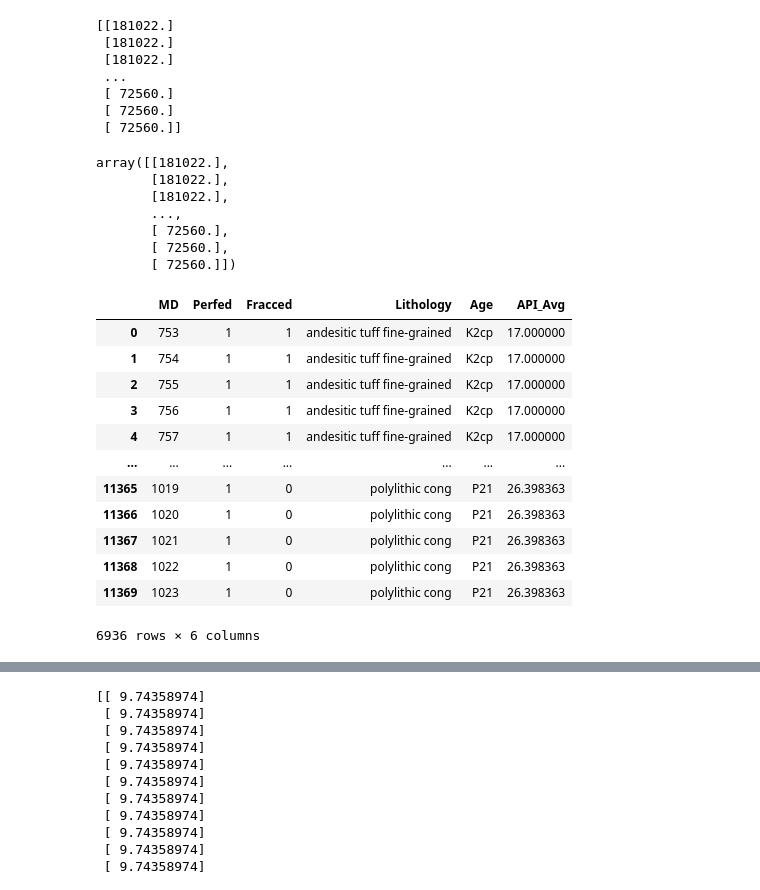
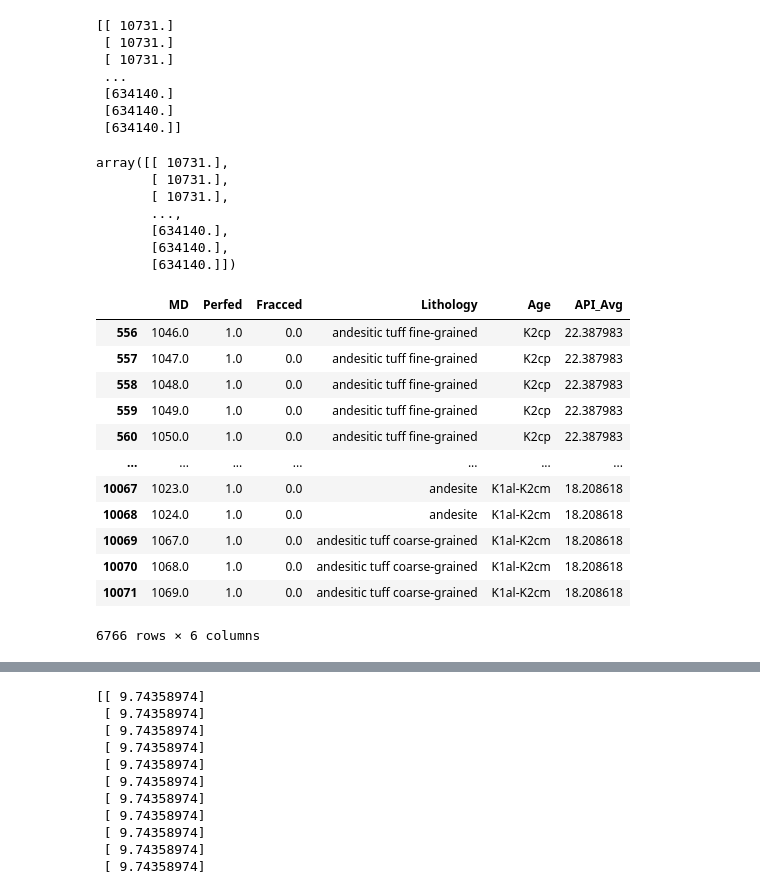
Before and after one commit to Conor134/Final_Project, a Jupyter notebook: Regressor.ipynb, the cells around one changed output, grey strips where cells are left out. Saved outputs shown, nothing was run; the diff lists cells and outputs as text; code cells hidden in the pictures.

```diff
--- a/Regressor.ipynb
+++ b/Regressor.ipynb
@@ -22,0 +16,10 @@ perfs.head()
+# %%
+#Connect to local database
+from sqlalchemy import create_engine
+rds_connection_string = "postgres:postgres@localhost:5432/PerfsFracs"
+engine = create_engine(f'postgresql://{rds_connection_string}')
+conn=engine.connect()
+
+# load perfs and fracs into pandas
+perfs = pd.read_sql("SELECT * FROM perfs",conn)
+fracs = pd.read_sql("SELECT * FROM fracs",conn)
@@ -63,5 +51,5 @@ dtype: object
 # %%
-data = data.drop(columns=['API_PVT', 'API_CUPET', 'DIFF_API', 'GasGravity', 'OilGravity', 'P_Sat', 'Uo', 'Ug', 'Bo', 'Bg', 'CO2', 'H2S', 'InitialRate', 'CurrentRate', 'CurrentWC', 'WaterRate', 'MaxOil', 'BeforeFrac', 'Normalised', 'FracSize', 'BeforeFracProd', 'AfterFracProd'])
-data
+perfs = perfs.drop(columns=['API_PVT', 'API_CUPET', 'DIFF_API', 'GasGravity', 'OilGravity', 'P_Sat', 'Uo', 'Ug', 'Bo', 'Bg', 'CO2', 'H2S', 'InitialRate', 'CurrentRate', 'CurrentWC', 'WaterRate', 'MaxOil', 'BeforeFrac', 'Normalised', 'FracSize', 'BeforeFracProd', 'AfterFracProd'])
+perfs
 # %% [output]
 |  | Well | MD | Perfed | Fracced | Lithology | Age | API_Avg | CumOil |
@@ -96,0 +68,3 @@ data
+# %%
+perfs = perfs.dropna()
+perfs
@@ -97,37 +85,37 @@ data
 # %%
-target = data["CumOil"].values.reshape(-1,1)
+target = perfs["CumOil"].values.reshape(-1,1)
 print(target)
 target
 # %% [output]
-[[181022.]
- [181022.]
- [181022.]
+[[ 10731.]
+ [ 10731.]
+ [ 10731.]
  ...
- [ 72560.]
- [ 72560.]
- [ 72560.]]
+ [634140.]
+ [634140.]
+ [634140.]]
-array([[181022.],
-       [181022.],
-       [181022.],
+array([[ 10731.],
+       [ 10731.],
+       [ 10731.],
        ...,
-       [ 72560.],
-       [ 72560.],
-       [ 72560.]])
+       [634140.],
+       [634140.],
+       [634140.]])
 # %%
-data = data.drop(columns=['CumOil','Well'])
-data
+perfs = perfs.drop(columns=['CumOil','Well'])
+perfs
 # %% [output]
 |  | MD | Perfed | Fracced | Lithology | Age | API_Avg |
-| 0 | 753 | 1 | 1 | andesitic tuff fine-grained | K2cp | 17.000000 |
-| 1 | 754 | 1 | 1 | andesitic tuff fine-grained | K2cp | 17.000000 |
-| 2 | 755 | 1 | 1 | andesitic tuff fine-grained | K2cp | 17.000000 |
-| 3 | 756 | 1 | 1 | andesitic tuff fine-grained | K2cp | 17.000000 |
-| 4 | 757 | 1 | 1 | andesitic tuff fine-grained | K2cp | 17.000000 |
+| 556 | 1046.0 | 1.0 | 0.0 | andesitic tuff fine-grained | K2cp | 22.387983 |
+| 557 | 1047.0 | 1.0 | 0.0 | andesitic tuff fine-grained | K2cp | 22.387983 |
+| 558 | 1048.0 | 1.0 | 0.0 | andesitic tuff fine-grained | K2cp | 22.387983 |
+| 559 | 1049.0 | 1.0 | 0.0 | andesitic tuff fine-grained | K2cp | 22.387983 |
+| 560 | 1050.0 | 1.0 | 0.0 | andesitic tuff fine-grained | K2cp | 22.387983 |
 | ... | ... | ... | ... | ... | ... | ... |
-| 11365 | 1019 | 1 | 0 | polylithic cong | P21 | 26.398363 |
-| 11366 | 1020 | 1 | 0 | polylithic cong | P21 | 26.398363 |
-| 11367 | 1021 | 1 | 0 | polylithic cong | P21 | 26.398363 |
-| 11368 | 1022 | 1 | 0 | polylithic cong | P21 | 26.398363 |
-| 11369 | 1023 | 1 | 0 | polylithic cong | P21 | 26.398363 |
+| 10067 | 1023.0 | 1.0 | 0.0 | andesite | K1al-K2cm | 18.208618 |
+| 10068 | 1024.0 | 1.0 | 0.0 | andesite | K1al-K2cm | 18.208618 |
+| 10069 | 1067.0 | 1.0 | 0.0 | andesitic tuff coarse-grained | K1al-K2cm | 18.208618 |
+| 10070 | 1068.0 | 1.0 | 0.0 | andesitic tuff coarse-grained | K1al-K2cm | 18.208618 |
+| 10071 | 1069.0 | 1.0 | 0.0 | andesitic tuff coarse-grained | K1al-K2cm | 18.208618 |
-6936 rows × 6 columns
+6766 rows × 6 columns
 # %%
```
Also changed, not shown: parts of 33 cells of this notebook, 23 other files.
